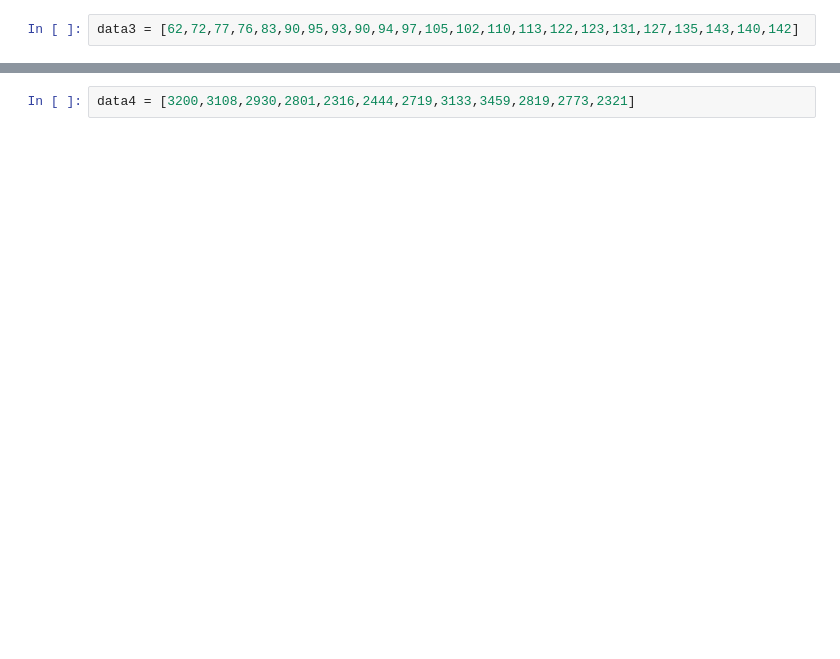
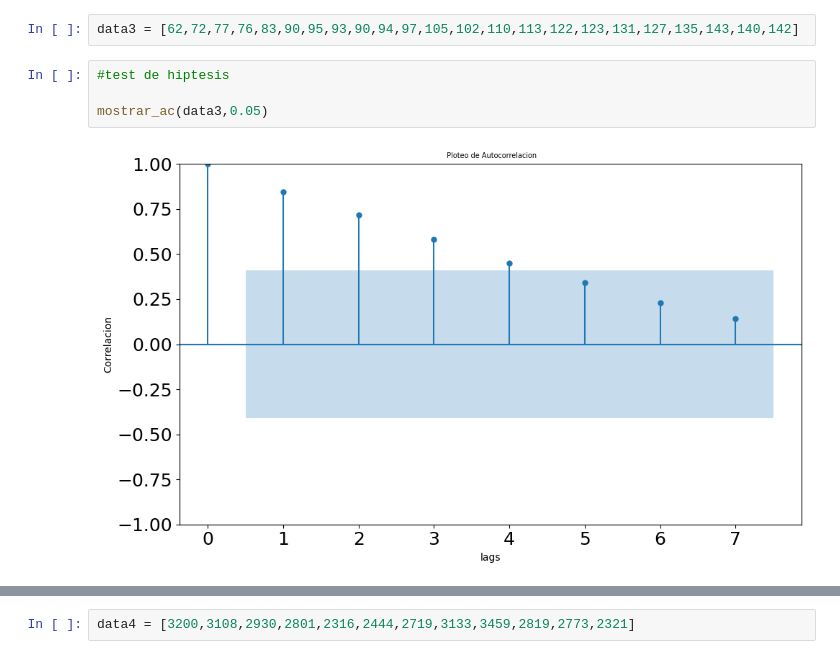
Before and after one commit to profelucas/invopa-2025, a Jupyter notebook: ra3/Ejemplos/ejercicios.ipynb, the cells around one changed output, grey strips where cells are left out. Cells and saved outputs as stored; diff of their text form; blank space fills up the shorter version.

```diff
--- a/ra3/Ejemplos/ejercicios.ipynb
+++ b/ra3/Ejemplos/ejercicios.ipynb
@@ -367,3 +424,9 @@ El alfa mas acorde en aed con datos ingresados es 0.4 con un error de  6512.1851
 ![image.png](attachment:image.png)
 # %%
 data3 = [62,72,77,76,83,90,95,93,90,94,97,105,102,110,113,122,123,131,127,135,143,140,142]
+# %%
+#test de hiptesis
+
+mostrar_ac(data3,0.05)
+# %% [output]
+[figure, added]
```
Also changed, not shown: parts of 9 cells of this notebook, 3 other files.
